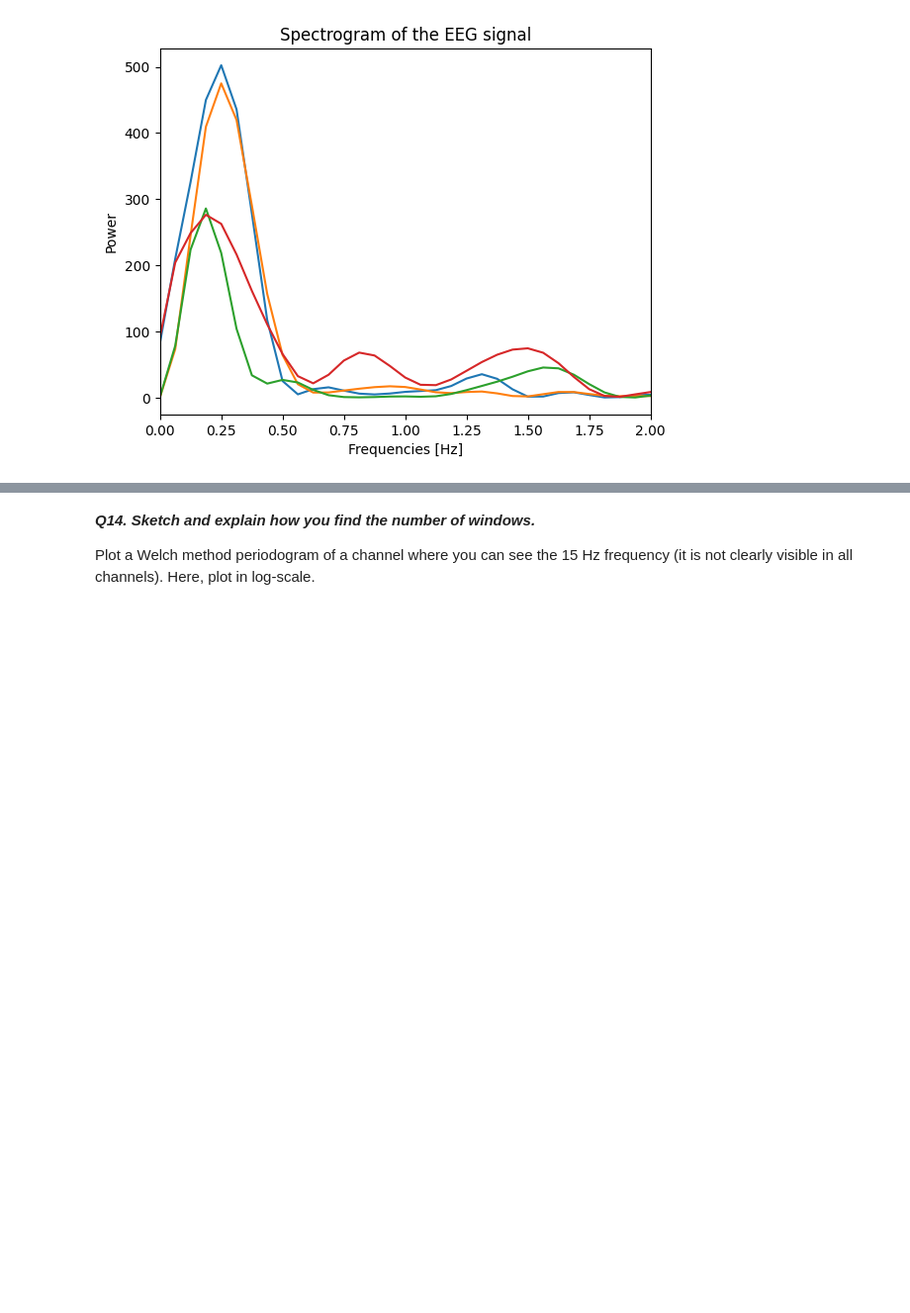
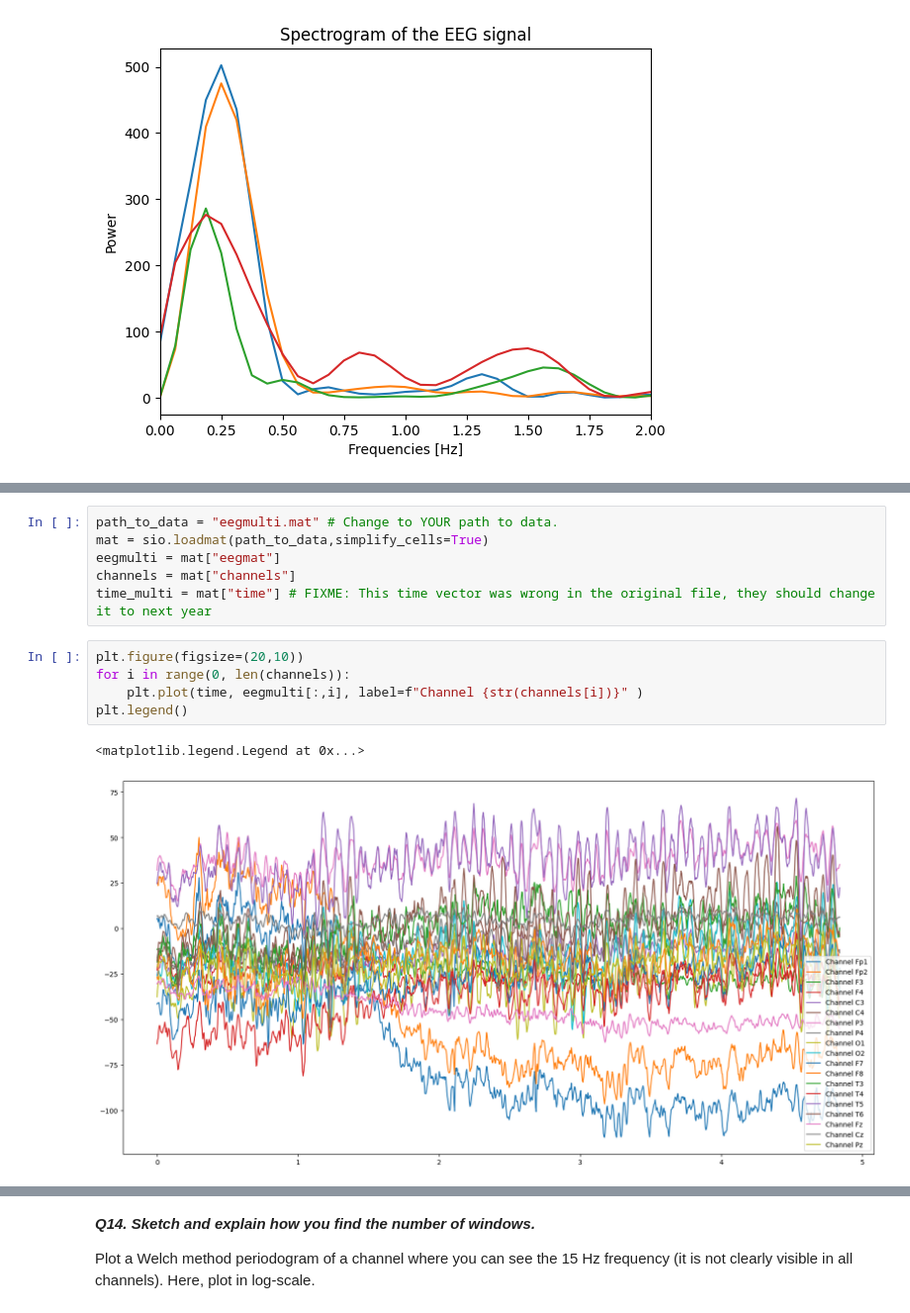
Before and after one commit to TheodorAT/StatStoch, a Jupyter notebook: labs_python_1/pythonLab3.ipynb, the cells around one changed output, grey strips where cells are left out. Shown at 99% size. Drawn from its saved outputs; the diff is of its cells as text; blank space fills up the shorter version.

```diff
--- a/labs_python_1/pythonLab3.ipynb
+++ b/labs_python_1/pythonLab3.ipynb
@@ -411,3 +413,17 @@ Figure: Channel locations, [en.wikipedia.org/wiki/10–20 system (EEG)]
 <img src="Int10-20.png" width="300">
 
 Plot the data and make sure you can pick out a single channel as a column vector from the data matrix.   Then adjust each data vector  to have zero-mean! Apply the Welch method using the window length `L=256` of the time-shifted Hanning window, and  use default window overlap 50\%, similar as in section~1, to visualize the 15 Hz response. Calculate the number of windows of your Welch method estimator. **Note that the number of windows has to be an integer, to be chosen so all the applied windows really cover a complete data sequence!**
+# %%
+path_to_data = "eegmulti.mat" # Change to YOUR path to data.
+mat = sio.loadmat(path_to_data,simplify_cells=True)
+eegmulti = mat["eegmat"]
+channels = mat["channels"]
+time_multi = mat["time"] # FIXME: This time vector was wrong in the original file, they should change it to next year
+# %%
+plt.figure(figsize=(20,10))
+for i in range(0, len(channels)):
+    plt.plot(time, eegmulti[:,i], label=f"Channel {str(channels[i])}" )
+plt.legend()
+# %% [output]
+<matplotlib.legend.Legend at 0x...>
+[figure, added]
```
Also changed, not shown: parts of 25 cells of this notebook.
